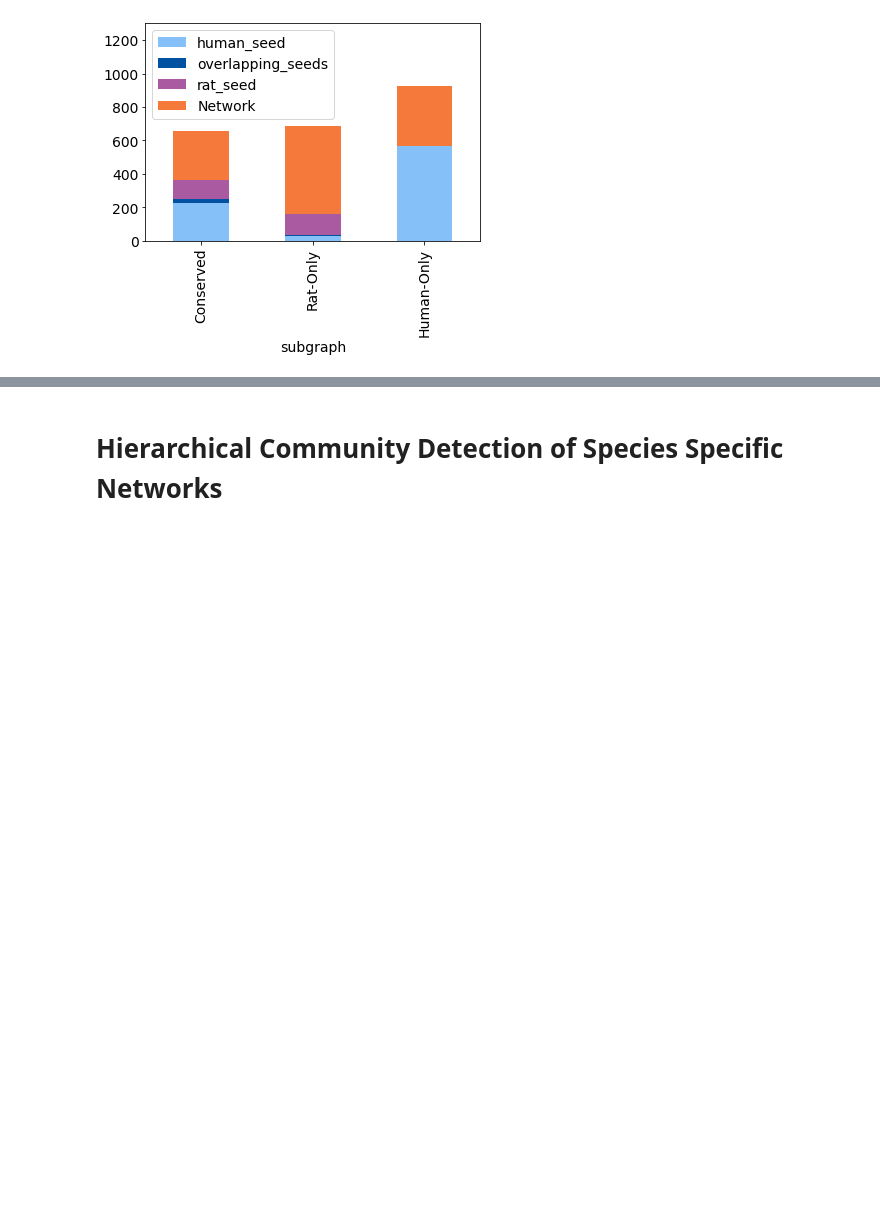
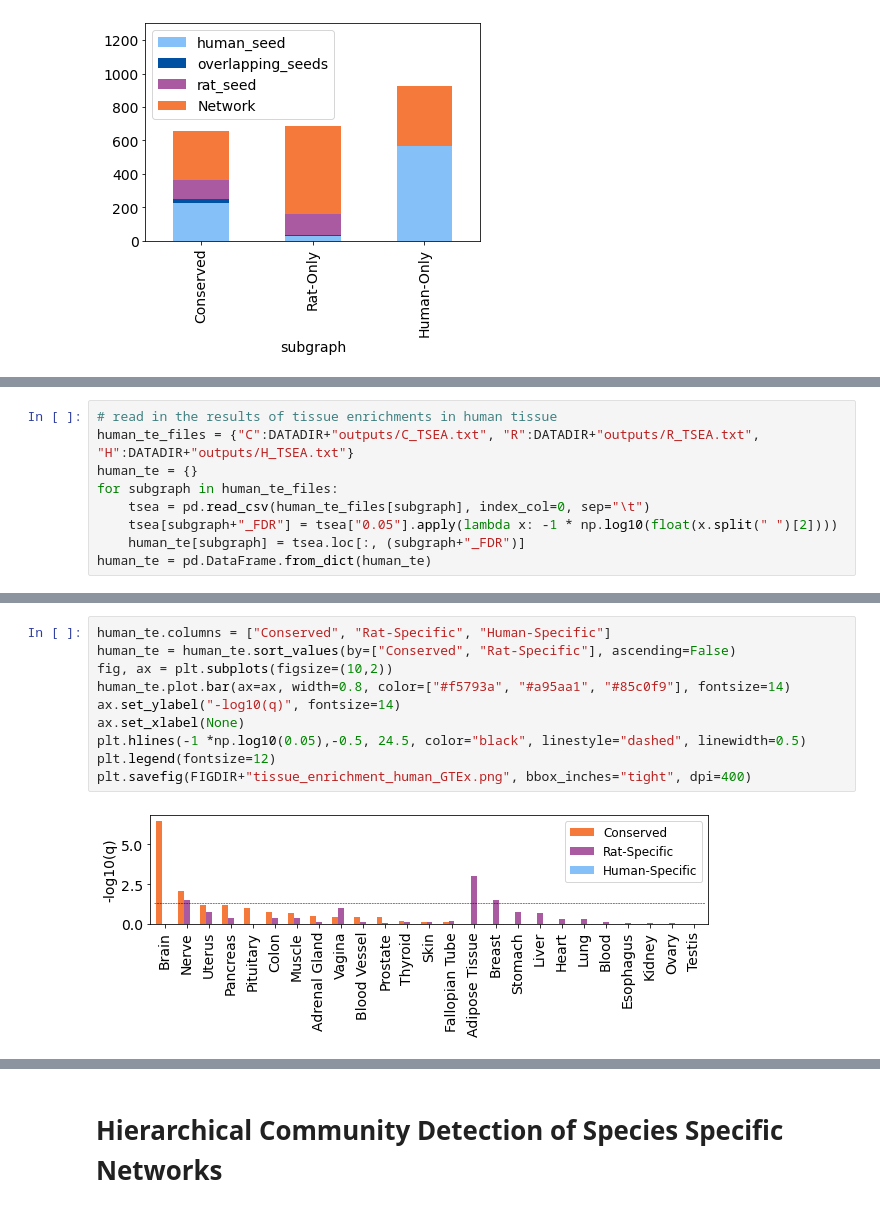
Before and after one commit to sarah-n-wright/CrossSpeciesBMI, a Jupyter notebook: Notebooks/3_Species_Specific_BMI_Networks.ipynb, the cells around one changed output, grey strips where cells are left out. Saved outputs shown, nothing was run; the diff lists cells and outputs as text; blank space fills up the shorter version.

```diff
--- a/Notebooks/3_Species_Specific_BMI_Networks.ipynb
+++ b/Notebooks/3_Species_Specific_BMI_Networks.ipynb
@@ -243,0 +286,9 @@ plt.ylim((0, 1300))
+# %%
+# read in the results of tissue enrichments in human tissue
+human_te_files = {"C":DATADIR+"outputs/C_TSEA.txt", "R":DATADIR+"outputs/R_TSEA.txt", "H":DATADIR+"outputs/H_TSEA.txt"}
+human_te = {}
+for subgraph in human_te_files:
+    tsea = pd.read_csv(human_te_files[subgraph], index_col=0, sep="\t")
+    tsea[subgraph+"_FDR"] = tsea["0.05"].apply(lambda x: -1 * np.log10(float(x.split(" ")[2])))
+    human_te[subgraph] = tsea.loc[:, (subgraph+"_FDR")]
+human_te = pd.DataFrame.from_dict(human_te)
@@ -243,0 +314,12 @@ plt.ylim((0, 1300))
+# %%
+human_te.columns = ["Conserved", "Rat-Specific", "Human-Specific"]
+human_te = human_te.sort_values(by=["Conserved", "Rat-Specific"], ascending=False)
+fig, ax = plt.subplots(figsize=(10,2))
+human_te.plot.bar(ax=ax, width=0.8, color=["#f5793a", "#a95aa1", "#85c0f9"], fontsize=14)
+ax.set_ylabel("-log10(q)", fontsize=14)
+ax.set_xlabel(None)
+plt.hlines(-1 *np.log10(0.05),-0.5, 24.5, color="black", linestyle="dashed", linewidth=0.5)
+plt.legend(fontsize=12)
+plt.savefig(FIGDIR+"tissue_enrichment_human_GTEx.png", bbox_inches="tight", dpi=400)
+# %% [output]
+[figure, added]
```
Also changed, not shown: parts of 42 cells of this notebook.
